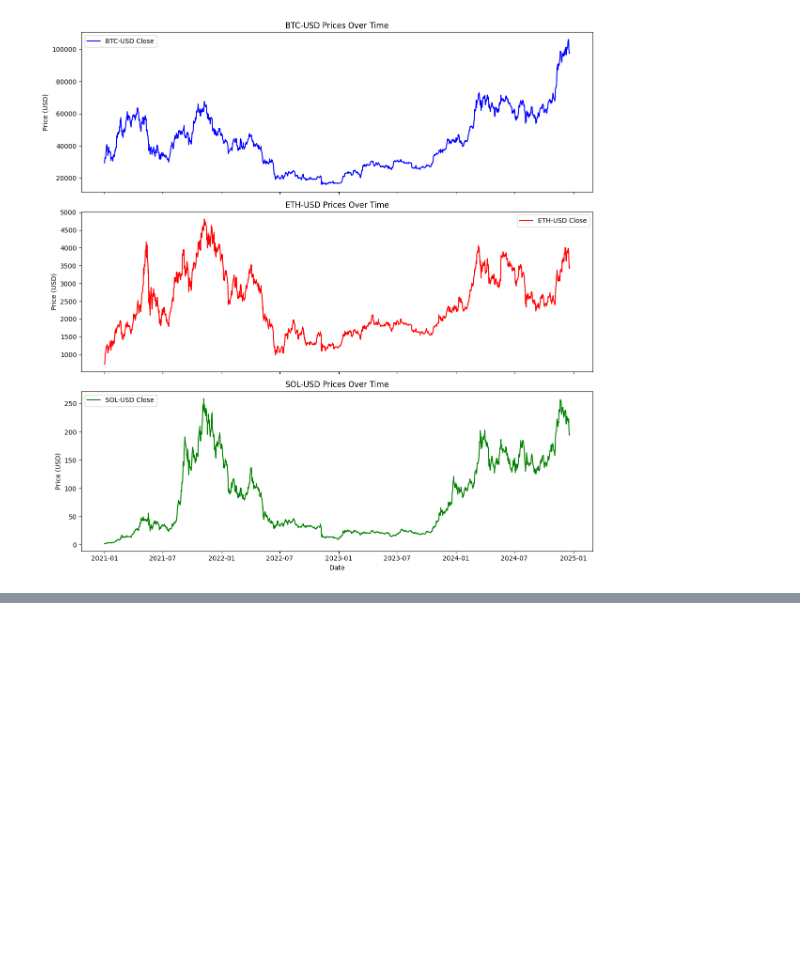
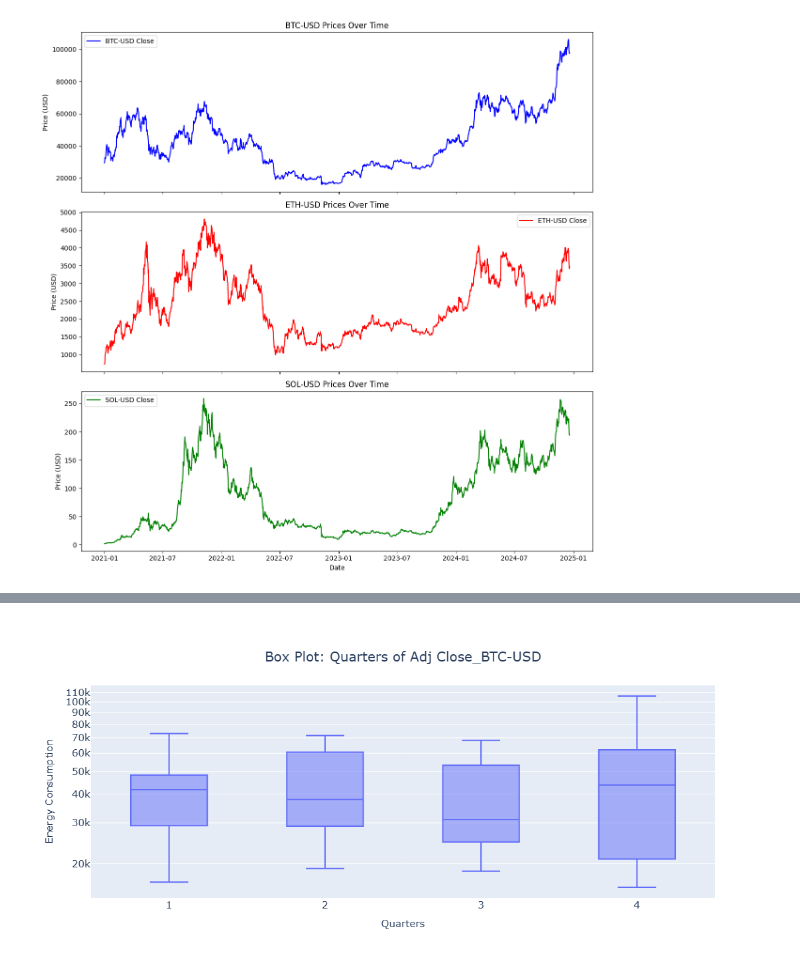
Before and after one commit to haverstein/Bitcoin-Volatility-Modeling, a Jupyter notebook: EDA.ipynb, the cells around one changed output, grey strips where cells are left out. Cells and saved outputs as stored; diff of their text form; code cells hidden in the pictures; blank space fills up the shorter version.

```diff
--- a/EDA.ipynb
+++ b/EDA.ipynb
@@ -63,0 +202,16 @@ plt.show()
+# %%
+def plot_seasonal_box_plot(seasonality, data, column):
+    seasonal_dict = {
+        1 : ['day','Days'],
+        7 : ['week','Weeks'],
+        30 : ['month','Months'],
+        4 : ['quarter','Quarters']
+    }
+    plot_df =  data.groupby(["date","weekday_name", seasonal_dict[seasonality][0]])[column].mean().reset_index().dropna()
+    fig = px.box(plot_df, y=close_columns[0], x=seasonal_dict[seasonality][0], log_y=True, title=f"Box Plot: {seasonal_dict[seasonality][1]} of {column}")
+    fig = format_plot(fig, ylabel="Energy Consumption", xlabel=seasonal_dict[seasonality][1], legends=None)
+    fig.show()
+# %%
+plot_seasonal_box_plot(4,ts_df,close_columns[0])
+# %% [output]
+[figure, added]
```
Also changed, not shown: parts of 21 cells of this notebook.
